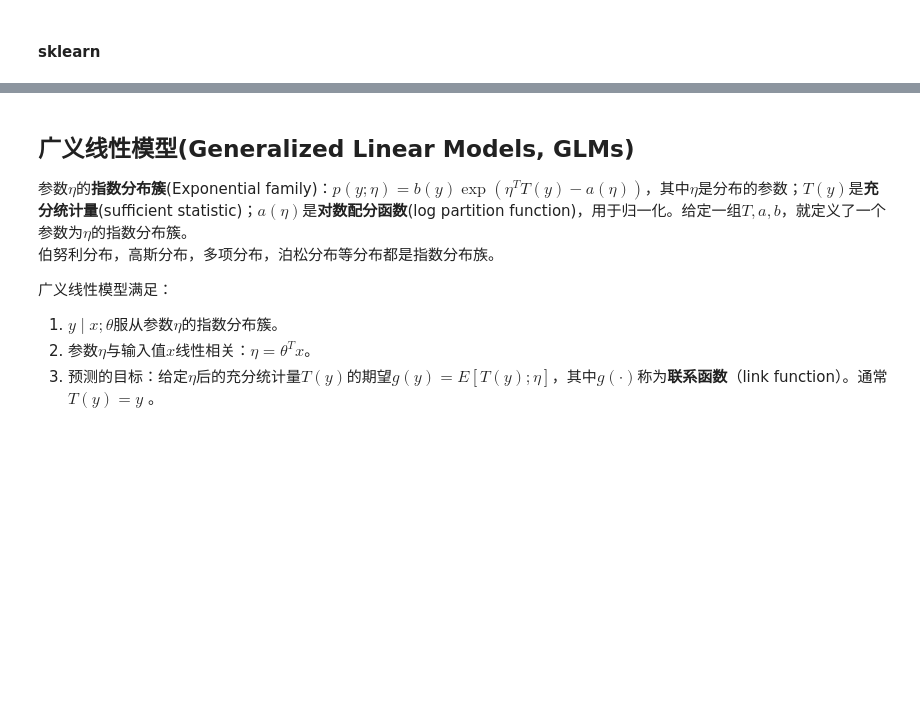
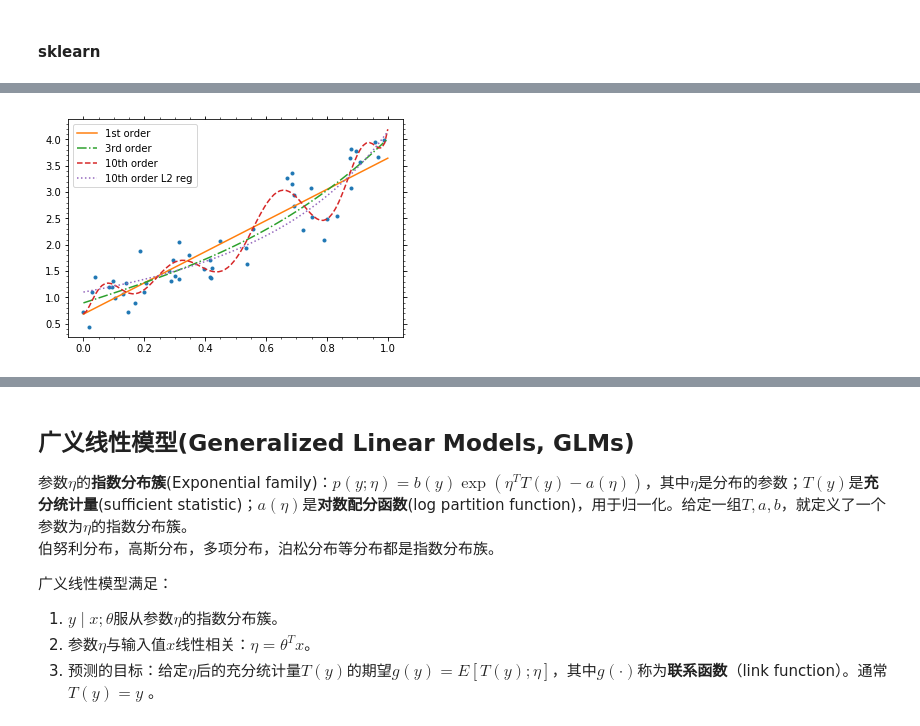
Before and after one commit to szqtc/MyMachineLearningNotes, a Jupyter notebook: 1_LinearRegression.ipynb, the cells around one changed output, grey strips where cells are left out. Saved outputs shown, nothing was run; the diff lists cells and outputs as text; code cells hidden in the pictures; blank space fills up the shorter version.

```diff
--- a/1_LinearRegression.ipynb
+++ b/1_LinearRegression.ipynb
@@ -143,0 +245,6 @@ print(lin2.intercept_, lin2.coef_) # b, w
+# %%
+# L2 regularized model
+C = 1. # regularized factor
+I = np.diag([0.]+[1.]*10) # do not regularize the interception
+w_lb2r = np.linalg.inv(X_lb2.T @ X_lb2 + 1./C*I) @ X_lb2.T @ y
+w_lb2r
@@ -143,0 +263,7 @@ print(lin2.intercept_, lin2.coef_) # b, w
+# %%
+y_lb2r_pred = x_lb2 @ w_lb2r
+ax0.plot(x_lb, y_lb2r_pred, ls=':', label='10th order L2 reg')
+ax0.legend()
+fg0
+# %% [output]
+[figure, added]
```
Also changed, not shown: parts of 39 cells of this notebook, 1 other file.
